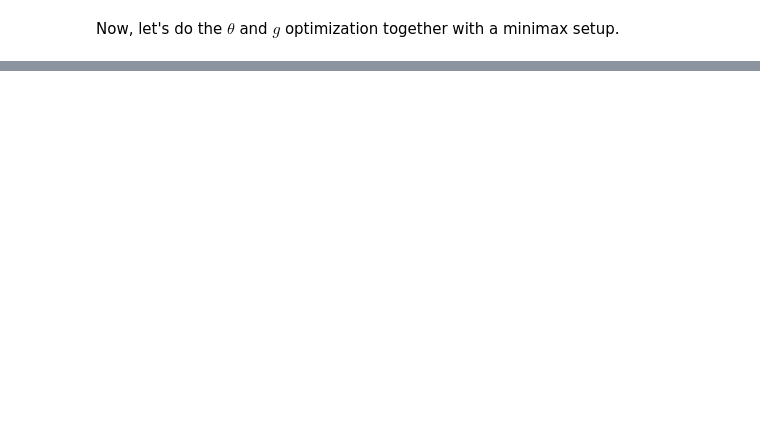
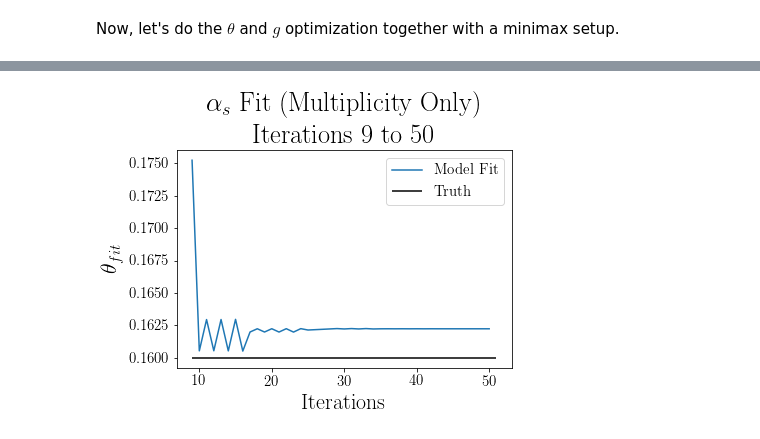
Before and after one commit to hep-lbdl/SRGN, a Jupyter notebook: HEP-notebooks/AltFit_alphaS/alphaS_Fit_MultiplicitityOnly.ipynb, the cells around one changed output, grey strips where cells are left out. Cells and saved outputs as stored; diff of their text form; code cells hidden in the pictures; blank space fills up the shorter version.

```diff
--- a/HEP-notebooks/AltFit_alphaS/alphaS_Fit_MultiplicitityOnly.ipynb
+++ b/HEP-notebooks/AltFit_alphaS/alphaS_Fit_MultiplicitityOnly.ipynb
@@ -415,0 +520,17 @@ plt.show()
+# %%
+# Zoom into later iterations (finer fit)
+fit_vals = np.array(fit_vals)
+plt.title(r'$\alpha_s$ Fit (Multiplicity Only)'+'\nIterations {} to {}'.format(index_refine[1], iterations))
+plt.plot(np.arange(index_refine[1], len(fit_vals)),
+         fit_vals[index_refine[1]:],
+         label='Model Fit')
+plt.hlines(0.16, index_refine[1], len(fit_vals), label='Truth')
+plt.xlabel("Iterations")
+plt.ylabel(r'$\theta_{fit}$')
+plt.legend()
+# plt.savefig(
+#     "$/alpha_s$ Fit (Multiplicity Only) Zoomed In\nIterations {:.0f} to {:.0f}.png".
+#     format(N, index_refine[1], iterations))
+plt.show()
+# %% [output]
+[figure, added]
```
Also changed, not shown: parts of 40 cells of this notebook, 1 other file.
